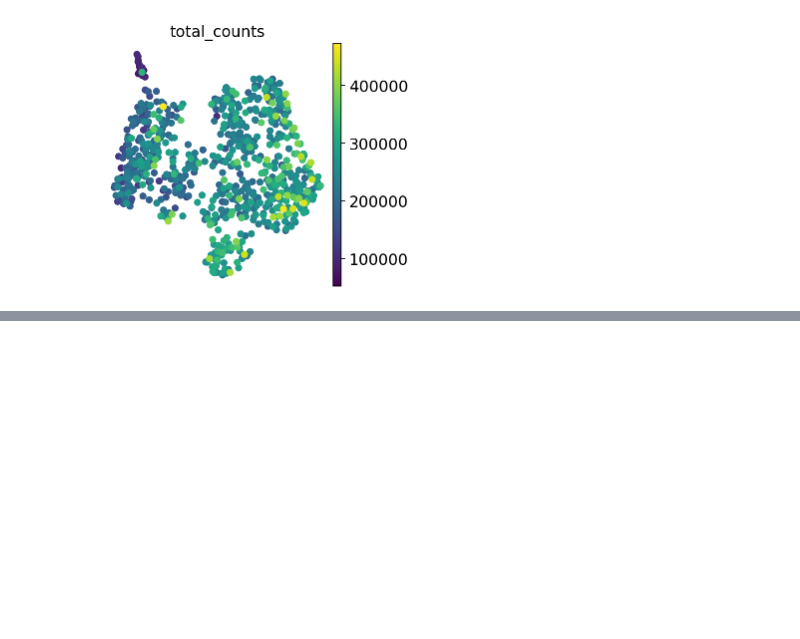
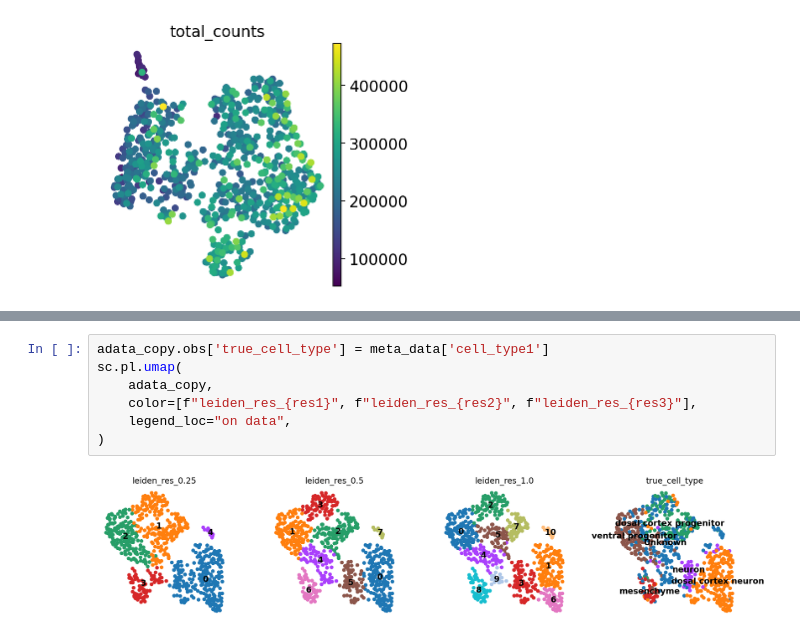
Before and after one commit to alexjimenez99/sc-RNAseq-embryos, a Jupyter notebook: scRNA_Human_Cerebral_Organoids_and_Fetal_Cortex.ipynb, the cells around one changed output, grey strips where cells are left out. Cells and saved outputs as stored; diff of their text form; blank space fills up the shorter version.

```diff
--- a/scRNA_Human_Cerebral_Organoids_and_Fetal_Cortex.ipynb
+++ b/scRNA_Human_Cerebral_Organoids_and_Fetal_Cortex.ipynb
@@ -1088,0 +973,9 @@ sc.pl.umap(adata_copy, color="total_counts")
+# %%
+adata_copy.obs['true_cell_type'] = meta_data['cell_type1']
+sc.pl.umap(
+    adata_copy,
+    color=[f"leiden_res_{res1}", f"leiden_res_{res2}", f"leiden_res_{res3}"],
+    legend_loc="on data",
+)
+# %% [output]
+[figure, added]
```
Also changed, not shown: parts of 21 cells of this notebook.
